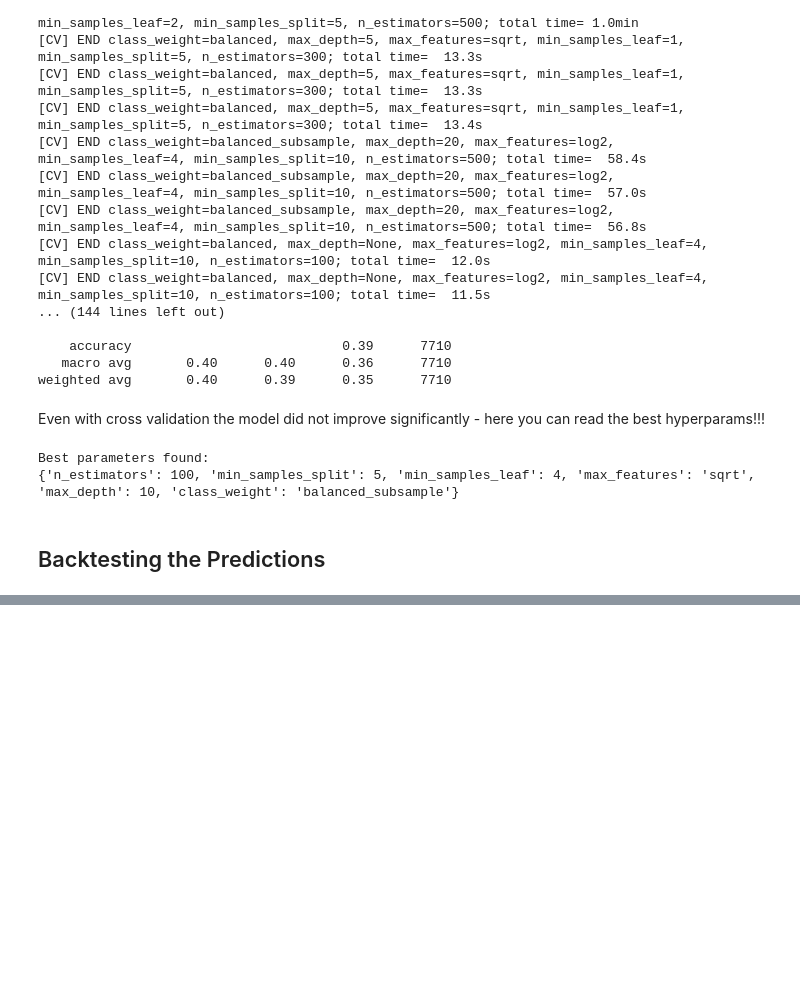
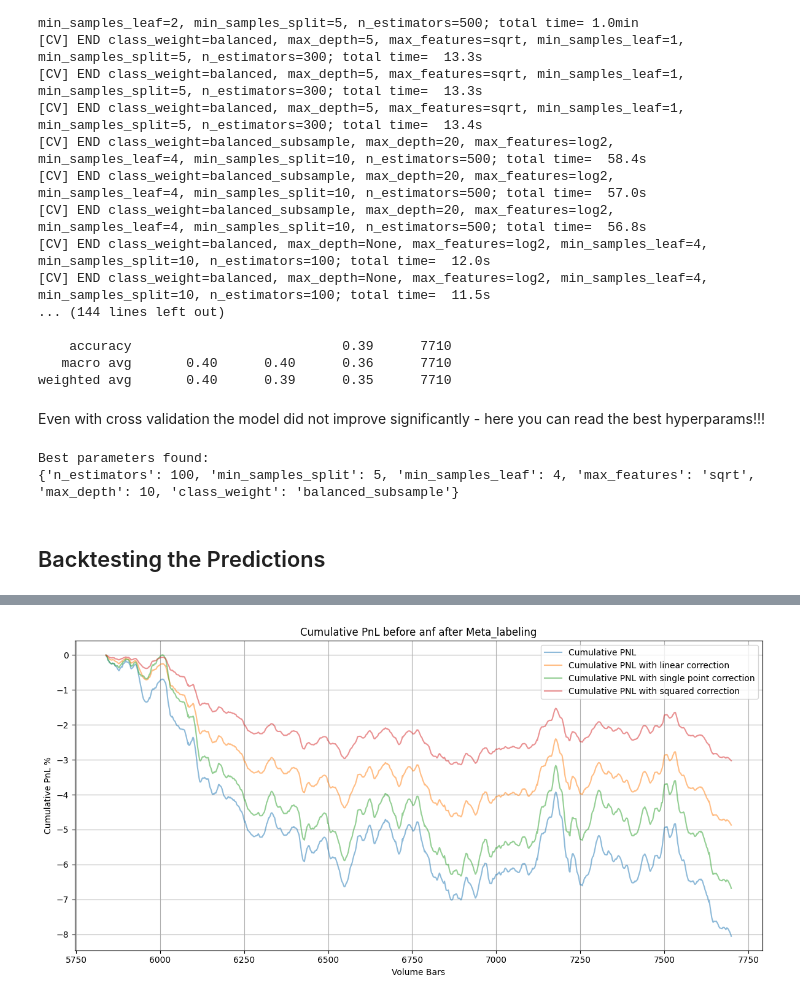
Before and after one commit to dgalassi99/quant-lab, a Jupyter notebook: more/Meta_Labelling_&_Classification.ipynb, the cells around one changed output, grey strips where cells are left out. Cells and saved outputs as stored; diff of their text form; code cells hidden in the pictures; blank space fills up the shorter version.

```diff
--- a/more/Meta_Labelling_&_Classification.ipynb
+++ b/more/Meta_Labelling_&_Classification.ipynb
@@ -312,0 +434,4 @@ hrz_barrier
+# %%
+df_meta = df_test[df_test.predicted_label != 0].copy()
+df_meta['meta_label'] = (df_meta.pnl > 0).astype(int)
+df_meta
@@ -312,0 +454,3 @@ hrz_barrier
+# %%
+#we call again df_meta just df for simplicity
+df = df_meta.copy()
@@ -312,0 +649,23 @@ hrz_barrier
+# %%
+
+#predicted positive class probability
+y_meta_pred_proba = meta_model.predict_proba(X_meta_test)[:, 1]
+#recalculate the cumulative pnl to start form 0
+df_meta_test_subset['cumulative_pnl']= df_meta_test_subset['pnl'].cumsum()
+#add those prob to the dataframe
+df_meta_test_subset['bet_size'] = y_meta_pred_proba
+#add another column to rescale the pnl accordingly to th epredicted probability
+#this means that if the prob is alpha % we allocate alpha% of the capital on that trade
+#thus the pnl is reflected and rescaled by alpha%
+
+df_meta_test_subset['pnl_sized'] = df_meta_test_subset['pnl'] * df_meta_test_subset['bet_size'] #linear scale by alpha %
+df_meta_test_subset['cumulative_pnl_sized'] = df_meta_test_subset['pnl_sized'].cumsum()
+
+# or for example trading only if porb >50 %
+df_meta_test_subset['bet_size_2'] = (y_meta_pred_proba > 0.5).astype(float) #--> or for example only trade if the porb is higher than 50%
+df_meta_test_subset['pnl_sized_2'] = df_meta_test_subset['pnl'] * df_meta_test_subset['bet_size_2'] #linear scale by alpha %
+df_meta_test_subset['cumulative_pnl_sized_2'] = df_meta_test_subset['pnl_sized_2'].cumsum()
+
+#squared correction
+df_meta_test_subset['pnl_sized_sq'] = df_meta_test_subset['pnl'] * df_meta_test_subset['bet_size']*df_meta_test_subset['bet_size'] #linear scale by alpha %
+df_meta_test_subset['cumulative_pnl_sized_sq'] = df_meta_test_subset['pnl_sized_sq'].cumsum()
@@ -312,0 +688,17 @@ hrz_barrier
+# %%
+plt.figure(figsize=(12,6))
+
+#close price
+plt.plot(df_meta_test_subset.index,df_meta_test_subset['cumulative_pnl'], label='Cumulative PNL', alpha=0.5)
+plt.plot(df_meta_test_subset.index,df_meta_test_subset['cumulative_pnl_sized'], label='Cumulative PNL with linear correction', alpha=0.5)
+plt.plot(df_meta_test_subset.index,df_meta_test_subset['cumulative_pnl_sized_2'], label='Cumulative PNL with single point correction', alpha=0.5)
+plt.plot(df_meta_test_subset.index,df_meta_test_subset['cumulative_pnl_sized_sq'], label='Cumulative PNL with squared correction', alpha=0.5)
+plt.title('Cumulative PnL before anf after Meta_labeling')
+plt.xlabel('Volume Bars')
+plt.ylabel('Cumulative PnL %')
+plt.legend()
+plt.grid(True)
+plt.tight_layout()
+plt.show()
+# %% [output]
+[figure, added]
```
Also changed, not shown: parts of 27 cells of this notebook.
